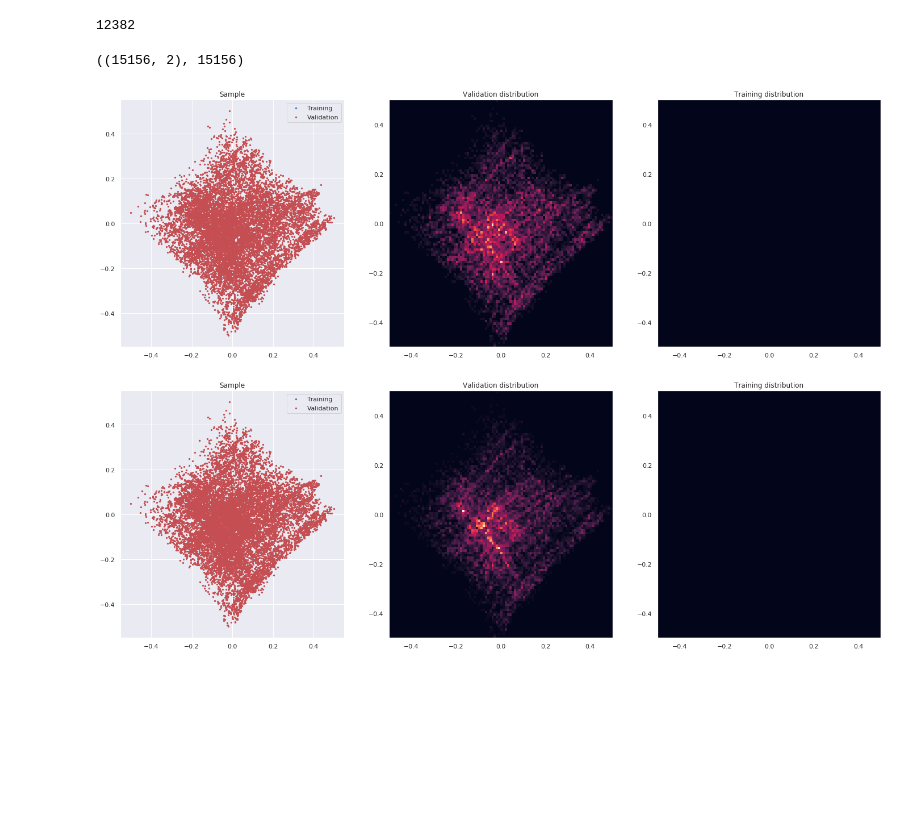
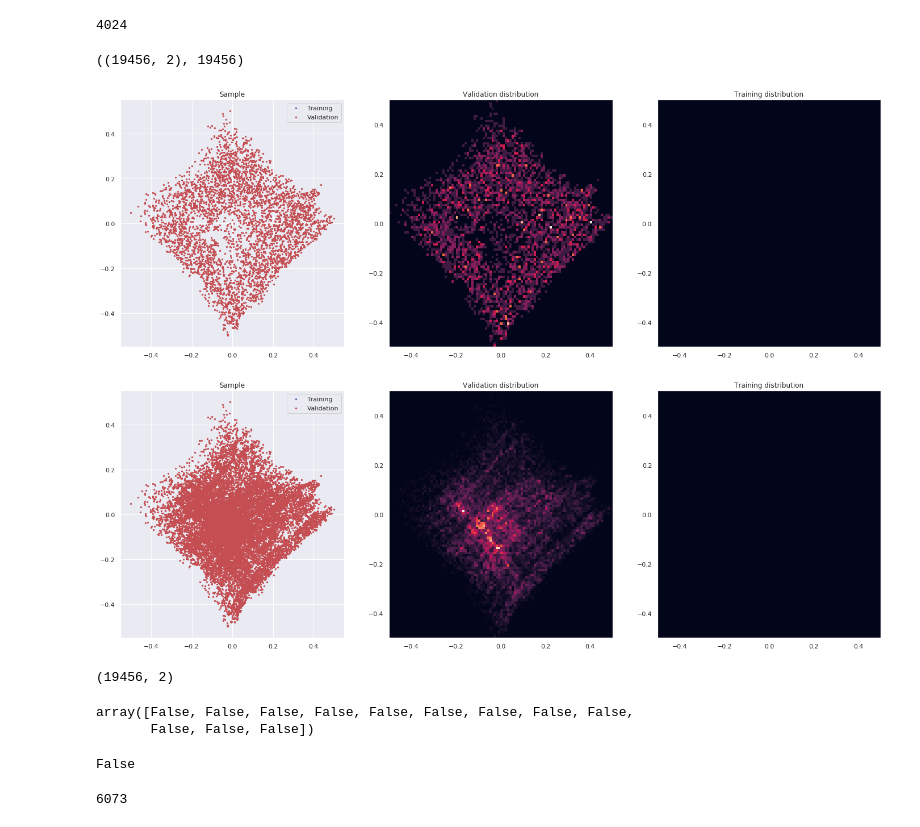
Before and after one commit to araffin/robotics-rl-srl, a Jupyter notebook: delete_val.ipynb, the cells around one changed output. Drawn from its saved outputs; the diff is of its cells as text; code cells hidden in the pictures; blank space fills up the shorter version.

Commit message:
resampling of data

```diff
--- a/delete_val.ipynb
+++ b/delete_val.ipynb
@@ -12,5 +17,5 @@ N_WORKERS = 8
 DEVICE = th.device("cuda" if th.cuda.is_available() else "cpu")
 VALIDATION_SIZE = 0.2  # 20% of training data for validation
 # %%
-srl_model_path = 'srl_zoo/logs/Omnibot_random_simple//19-06-17_15h37_05_custom_cnn_ST_DIM200_inverse_autoencoder/srl_model.pth'
-data_folder = '/home/tete/Robotics-branches/escape-dev/robotics-rl-srl/data/random_reaching_on_policy/'
+srl_model_path = 'srl_zoo/logs/Omnibot_random_escape/19-06-17_17h36_08_custom_cnn_ST_DIM200_inverse_autoencoder/srl_model.pth'
+data_folder = '/home/tete/Robotics-branches/escape-dev/robotics-rl-srl/data/escape_on_policy/'
@@ -17,5 +81,5 @@ data_folder = '/home/tete/Robotics-branches/escape-dev/robotics-rl-srl/data/rand
 # %%
-pca_srl_data, training, validation = dataSrlLoad(data_folder, srl_model_path, pca_mode=True, normalized=True)
+pca_srl_data, data_index = dataSrlLoad(data_folder, srl_model_path, pca_mode=True, normalized=True)
 # %% [output]
 SRL: Using custom_cnn with inverse, autoencoder
 
@@ -136,4 +148,8 @@ Wall time: 1min 45s
 # %%
+threshold = 0.003
+test_set = pca_srl_data
+pool = Pool(multiprocessing.cpu_count()-1)
+%time index_del = pool.map(partial(_del_val, train_set=test_set, threshold=threshold), test_set)
 index_save = [i for i in range(len(index_del)) if not index_del[i]]
 # %%
 index_save.__len__()
@@ -142,16 +158,20 @@ index_save.__len__()
 # %%
-train_set[index_save].__len__()
+test_set[index_save].__len__()
 # %% [output]
-12382
+4024
 # %%
-train_set.shape, len(index_del)
+test_set.shape, len(index_del)
 # %% [output]
-((15156, 2), 15156)
+((19456, 2), 19456)
 # %%
-plotDistribution(train_set[index_save], 10000000)
+plotDistribution(test_set[index_save], 10000000)
 # %% [output]
-[figure, old version]
+[figure, new version]
 # %%
-plotDistribution(train_set, 10000000)
+plotDistribution(test_set, 10000000)
 # %% [output]
-[figure, old version]
+[figure, new version]
+# %%
+pca_srl_data.shape
+# %% [output]
+(19456, 2)
@@ -157,0 +180,12 @@ plotDistribution(train_set, 10000000)
+# %%
+k
+# %% [output]
+array([False, False, False, False, False, False, False, False, False,
+       False, False, False])
+# %%
+a =0.0
+print(bool(a))
+if a:
+    print(1)
+# %% [output]
+False
@@ -157,0 +212,4 @@ plotDistribution(train_set, 10000000)
+# %%
+left_index.__len__()
+# %% [output]
+6073
```
Also changed, not shown: parts of 29 cells of this notebook, 1 other file.
